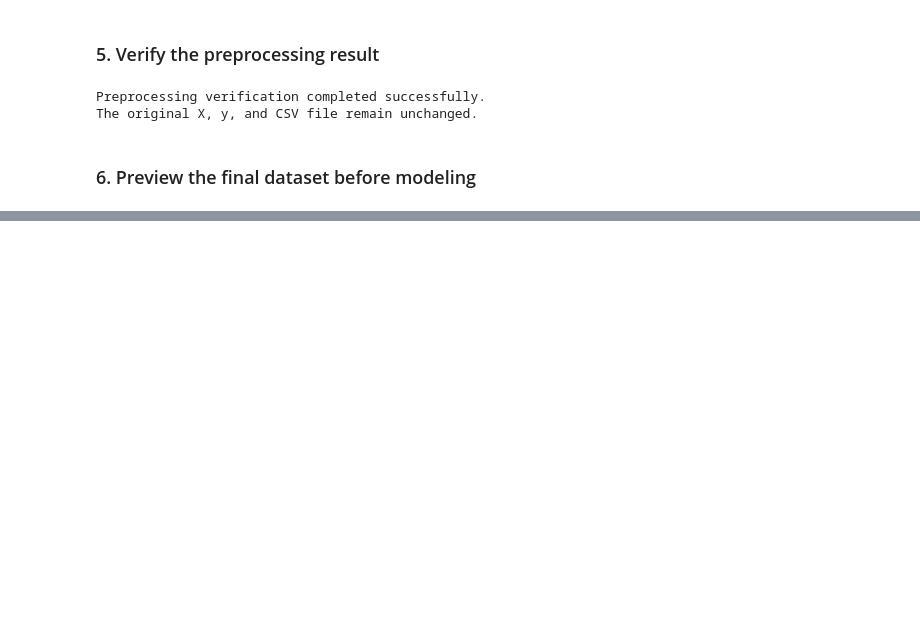
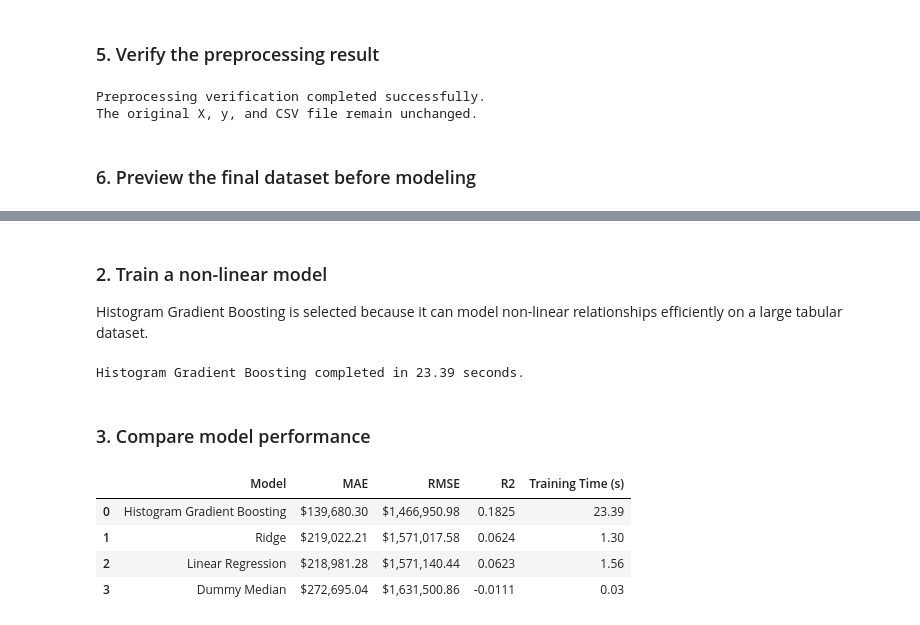
Before and after one commit to SSloan07/ValuingH0M3, a Jupyter notebook: ValuingH0M3.ipynb, the cells around one changed output, grey strips where cells are left out. Cells and saved outputs as stored; diff of their text form; code cells hidden in the pictures; blank space fills up the shorter version.

```diff
--- a/ValuingH0M3.ipynb
+++ b/ValuingH0M3.ipynb
@@ -1218,0 +1250,19 @@ Final number of predictor columns: 30
+# %%
+model_results = []
+model_predictions = {}
+trained_models = {}
+
+linear_models = {
+    'Dummy Median': DummyRegressor(strategy='median'),
+    'Linear Regression': LinearRegression(),
+    'Ridge': Ridge(alpha=1.0, solver='lsqr')
+}
+
+for model_name, model in linear_models.items():
+    result, predictions = fit_and_evaluate_model(
+        model_name, model, X_train_eda, X_test_eda
+    )
+    model_results.append(result)
+    model_predictions[model_name] = predictions
+    trained_models[model_name] = model
+    print(f'{model_name} completed in {result["Training Time (s)"]:.2f} seconds.')
@@ -1218,0 +1273,60 @@ Final number of predictor columns: 30
+# %% [markdown]
+### 2. Train a non-linear model
+
+Histogram Gradient Boosting is selected because it can model non-linear relationships efficiently on a large tabular dataset.
+# %%
+# HistGradientBoosting requires dense input
+X_train_tree = (
+    X_train_eda.toarray() if sparse.issparse(X_train_eda) else X_train_eda
+)
+X_test_tree = (
+    X_test_eda.toarray() if sparse.issparse(X_test_eda) else X_test_eda
+)
+
+hist_gradient_boosting = HistGradientBoostingRegressor(
+    learning_rate=0.08,
+    max_iter=200,
+    max_leaf_nodes=31,
+    l2_regularization=1.0,
+    early_stopping=True,
+    validation_fraction=0.1,
+    random_state=77
+)
+
+result, predictions = fit_and_evaluate_model(
+    'Histogram Gradient Boosting',
+    hist_gradient_boosting,
+    X_train_tree,
+    X_test_tree
+)
+model_results.append(result)
+model_predictions['Histogram Gradient Boosting'] = predictions
+trained_models['Histogram Gradient Boosting'] = hist_gradient_boosting
+print(
+    'Histogram Gradient Boosting completed in '
+    f'{result["Training Time (s)"]:.2f} seconds.'
+)
+# %% [output]
+Histogram Gradient Boosting completed in 23.39 seconds.
+# %% [markdown]
+### 3. Compare model performance
+# %%
+model_results_df = (
+    pd.DataFrame(model_results)
+    .sort_values('RMSE')
+    .reset_index(drop=True)
+)
+display(
+    model_results_df.style.format({
+        'MAE': '${:,.2f}',
+        'RMSE': '${:,.2f}',
+        'R2': '{:.4f}',
+        'Training Time (s)': '{:.2f}'
+    })
+)
+# %% [output]
+|  | Model | MAE | RMSE | R2 | Training Time (s) |
+| 0 | Histogram Gradient Boosting | $139,680.30 | $1,466,950.98 | 0.1825 | 23.39 |
+| 1 | Ridge | $219,022.21 | $1,571,017.58 | 0.0624 | 1.30 |
+| 2 | Linear Regression | $218,981.28 | $1,571,140.44 | 0.0623 | 1.56 |
+| 3 | Dummy Median | $272,695.04 | $1,631,500.86 | -0.0111 | 0.03 |
```
Also changed, not shown: parts of 10 cells of this notebook.
